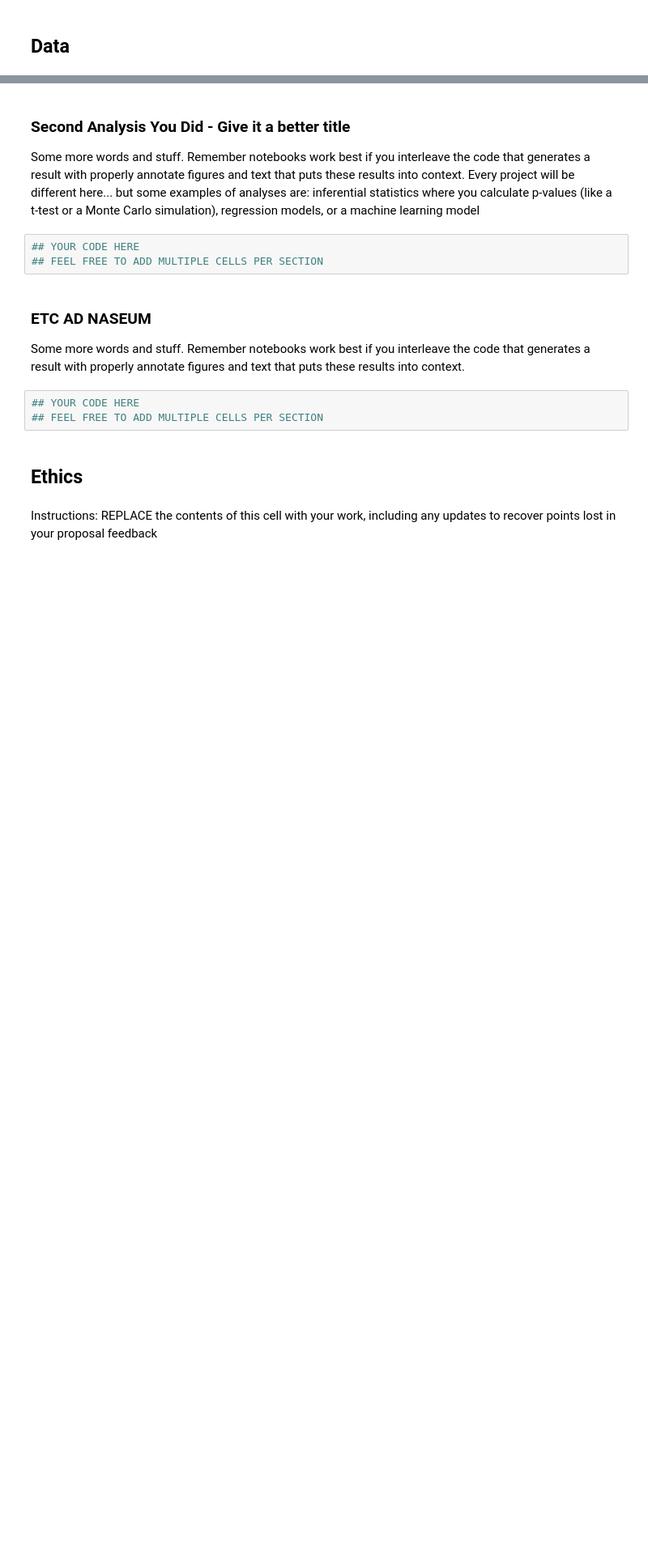
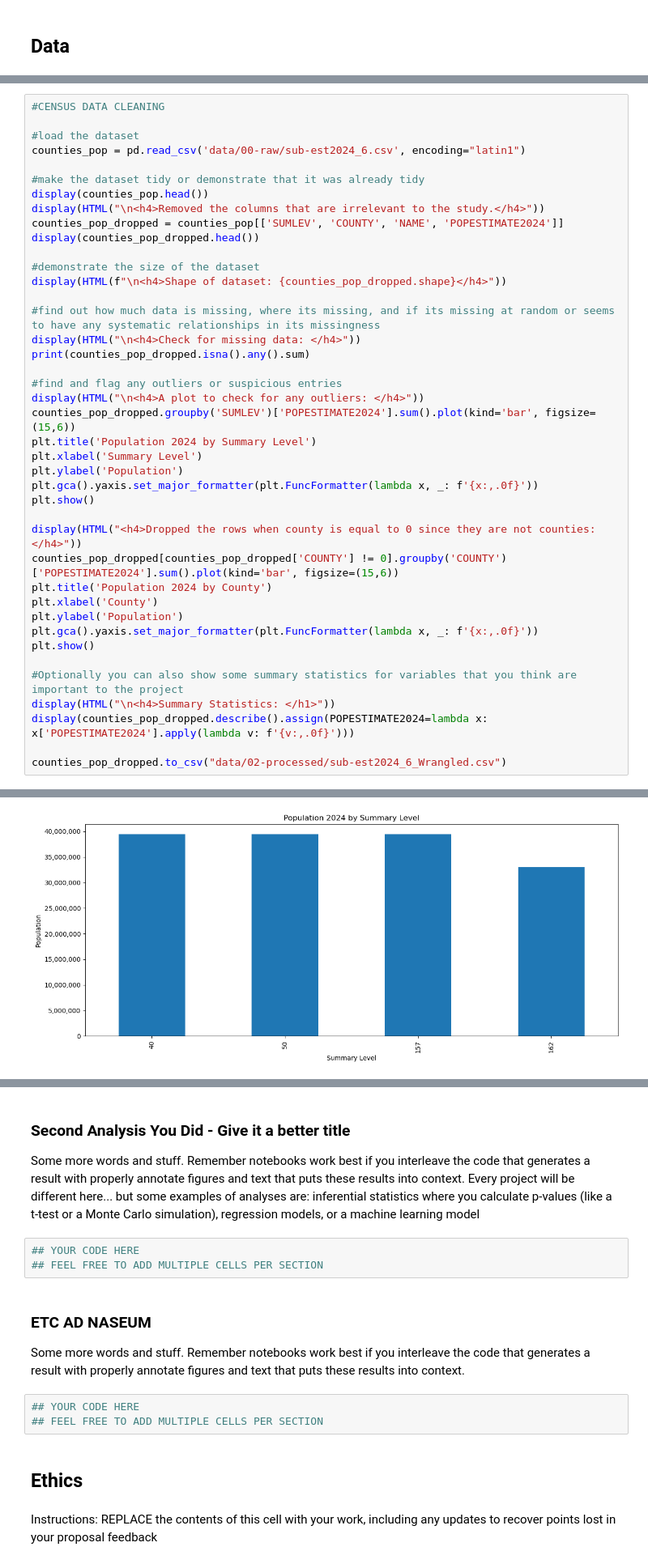
Before and after one commit to COGS108/Group045_WI26, a Jupyter notebook: 03-FinalProject.ipynb, the cells around one changed output, grey strips where cells are left out. Shown at 81% size. Drawn from its saved outputs; the diff is of its cells as text; blank space fills up the shorter version.

```diff
--- a/03-FinalProject.ipynb
+++ b/03-FinalProject.ipynb
@@ -122,0 +292,42 @@ Some more words and stuff.  Remember notebooks work best if you interleave the c
+# %%
+#CENSUS DATA CLEANING
+
+#load the dataset
+counties_pop = pd.read_csv('data/00-raw/sub-est2024_6.csv', encoding="latin1")
+
+#make the dataset tidy or demonstrate that it was already tidy
+display(counties_pop.head())
+display(HTML("\n<h4>Removed the columns that are irrelevant to the study.</h4>"))
+counties_pop_dropped = counties_pop[['SUMLEV', 'COUNTY', 'NAME', 'POPESTIMATE2024']]
+display(counties_pop_dropped.head())
+
+#demonstrate the size of the dataset
+display(HTML(f"\n<h4>Shape of dataset: {counties_pop_dropped.shape}</h4>"))
+
+#find out how much data is missing, where its missing, and if its missing at random or seems to have any systematic relationships in its missingness
+display(HTML("\n<h4>Check for missing data: </h4>"))
+print(counties_pop_dropped.isna().any().sum)
+
+#find and flag any outliers or suspicious entries
+display(HTML("\n<h4>A plot to check for any outliers: </h4>"))
+counties_pop_dropped.groupby('SUMLEV')['POPESTIMATE2024'].sum().plot(kind='bar', figsize=(15,6))
+plt.title('Population 2024 by Summary Level')
+plt.xlabel('Summary Level')
+plt.ylabel('Population')
+plt.gca().yaxis.set_major_formatter(plt.FuncFormatter(lambda x, _: f'{x:,.0f}'))
+plt.show()
+
+display(HTML("<h4>Dropped the rows when county is equal to 0 since they are not counties: </h4>"))
+counties_pop_dropped[counties_pop_dropped['COUNTY'] != 0].groupby('COUNTY')['POPESTIMATE2024'].sum().plot(kind='bar', figsize=(15,6))
+plt.title('Population 2024 by County')
+plt.xlabel('County')
+plt.ylabel('Population')
+plt.gca().yaxis.set_major_formatter(plt.FuncFormatter(lambda x, _: f'{x:,.0f}'))
+plt.show()
+
+#Optionally you can also show some summary statistics for variables that you think are important to the project
+display(HTML("\n<h4>Summary Statistics: </h1>"))
+display(counties_pop_dropped.describe().assign(POPESTIMATE2024=lambda x: x['POPESTIMATE2024'].apply(lambda v: f'{v:,.0f}')))
+
+counties_pop_dropped.to_csv("data/02-processed/sub-est2024_6_Wrangled.csv")
+# %% [output]
@@ -122,0 +355 @@ Some more words and stuff.  Remember notebooks work best if you interleave the c
+[figure, added]
```
Also changed, not shown: parts of 54 cells of this notebook.
